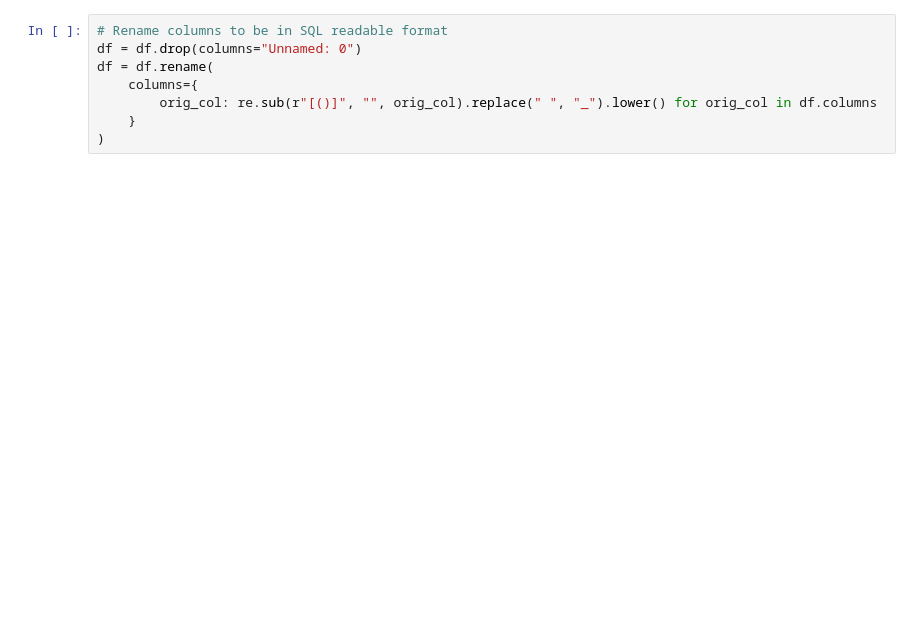
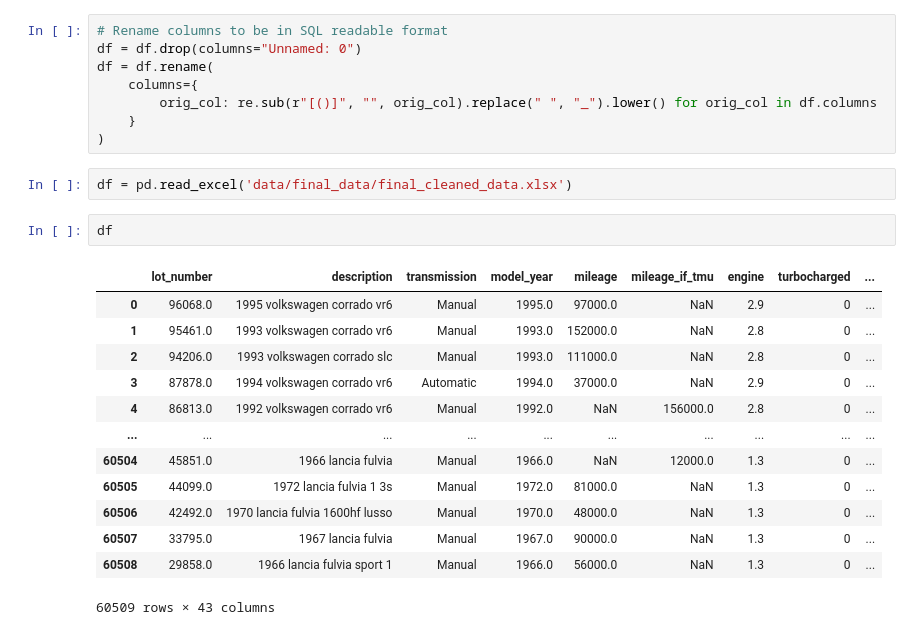
Before and after one commit to stephen-epstein/vintage_car_exploration, a Jupyter notebook: BaT Project Final.ipynb, the cells around one changed output. Saved outputs shown, nothing was run; the diff lists cells and outputs as text; blank space fills up the shorter version.

```diff
--- a/BaT Project Final.ipynb
+++ b/BaT Project Final.ipynb
@@ -575,6 +581,24 @@ df = df.rename(
         orig_col: re.sub(r"[()]", "", orig_col).replace(" ", "_").lower() for orig_col in df.columns
     }
 )
+# %%
+df = pd.read_excel('data/final_data/final_cleaned_data.xlsx')
+# %%
+df
+# %% [output]
+|  | lot_number | description | transmission | model_year | mileage | mileage_if_tmu | engine | turbocharged | ... |
+| 0 | 96068.0 | 1995 volkswagen corrado vr6 | Manual | 1995.0 | 97000.0 | NaN | 2.9 | 0 | ... |
+| 1 | 95461.0 | 1993 volkswagen corrado vr6 | Manual | 1993.0 | 152000.0 | NaN | 2.8 | 0 | ... |
+| 2 | 94206.0 | 1993 volkswagen corrado slc | Manual | 1993.0 | 111000.0 | NaN | 2.8 | 0 | ... |
+| 3 | 87878.0 | 1994 volkswagen corrado vr6 | Automatic | 1994.0 | 37000.0 | NaN | 2.9 | 0 | ... |
+| 4 | 86813.0 | 1992 volkswagen corrado vr6 | Manual | 1992.0 | NaN | 156000.0 | 2.8 | 0 | ... |
+| ... | ... | ... | ... | ... | ... | ... | ... | ... | ... |
+| 60504 | 45851.0 | 1966 lancia fulvia | Manual | 1966.0 | NaN | 12000.0 | 1.3 | 0 | ... |
+| 60505 | 44099.0 | 1972 lancia fulvia 1 3s | Manual | 1972.0 | 81000.0 | NaN | 1.3 | 0 | ... |
+| 60506 | 42492.0 | 1970 lancia fulvia 1600hf lusso | Manual | 1970.0 | 48000.0 | NaN | 1.3 | 0 | ... |
+| 60507 | 33795.0 | 1967 lancia fulvia | Manual | 1967.0 | 90000.0 | NaN | 1.3 | 0 | ... |
+| 60508 | 29858.0 | 1966 lancia fulvia sport 1 | Manual | 1966.0 | 56000.0 | NaN | 1.3 | 0 | ... |
+60509 rows × 43 columns
 # %%
 #Load DataFrame into Google Cloud
 project_id = "earnest-episode-372201"
```
Also changed, not shown: parts of 2 cells of this notebook, 1 other file.
